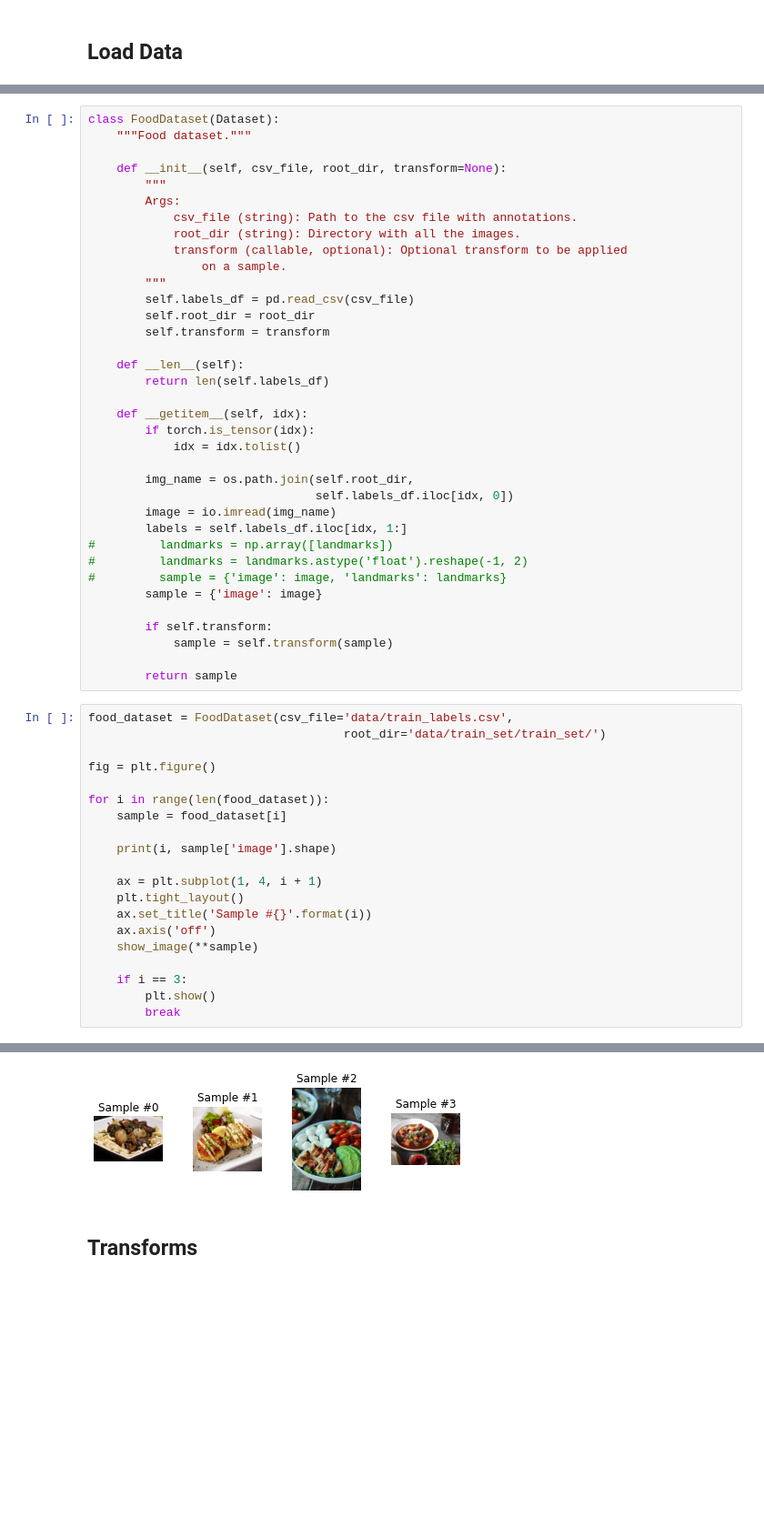
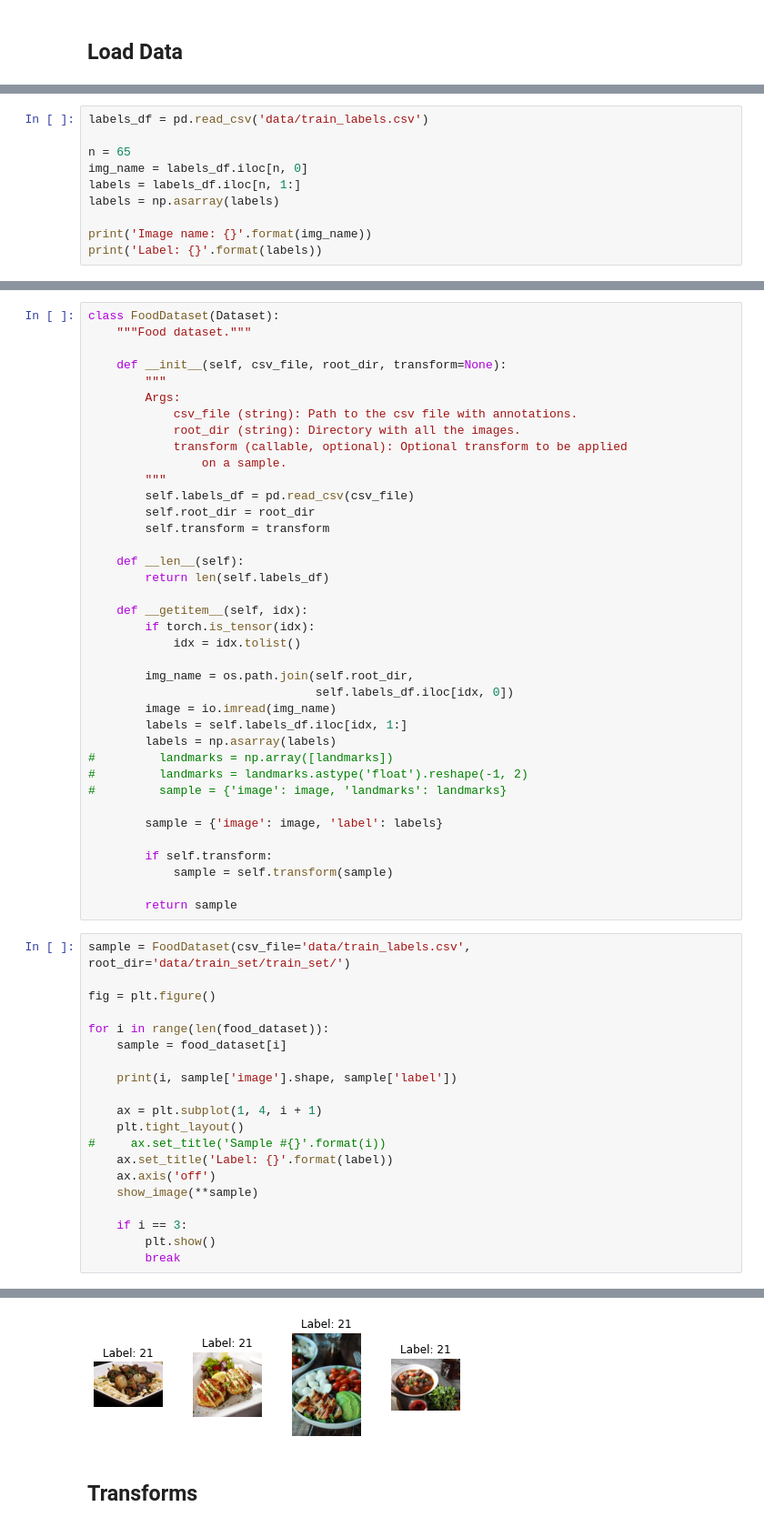
Before and after one commit to mswaringen/aml_food, a Jupyter notebook: See_Food_v1.ipynb, the cells around one changed output, grey strips where cells are left out. Shown at 91% size. Saved outputs shown, nothing was run; the diff lists cells and outputs as text; blank space fills up the shorter version.

```diff
--- a/See_Food_v1.ipynb
+++ b/See_Food_v1.ipynb
@@ -38,0 +30,10 @@ labels_df.head()
+# %%
+labels_df = pd.read_csv('data/train_labels.csv')
+
+n = 65
+img_name = labels_df.iloc[n, 0]
+labels = labels_df.iloc[n, 1:]
+labels = np.asarray(labels)
+
+print('Image name: {}'.format(img_name))
+print('Label: {}'.format(labels))
@@ -73,29 +75,31 @@ class FoodDataset(Dataset):
                                 self.labels_df.iloc[idx, 0])
         image = io.imread(img_name)
         labels = self.labels_df.iloc[idx, 1:]
+        labels = np.asarray(labels)
 #         landmarks = np.array([landmarks])
 #         landmarks = landmarks.astype('float').reshape(-1, 2)
 #         sample = {'image': image, 'landmarks': landmarks}
-        sample = {'image': image}
+
+        sample = {'image': image, 'label': labels}
 
         if self.transform:
             sample = self.transform(sample)
 
         return sample
 # %%
-food_dataset = FoodDataset(csv_file='data/train_labels.csv',
-                                    root_dir='data/train_set/train_set/')
+sample = FoodDataset(csv_file='data/train_labels.csv', root_dir='data/train_set/train_set/')
 
 fig = plt.figure()
 
 for i in range(len(food_dataset)):
     sample = food_dataset[i]
 
-    print(i, sample['image'].shape)
+    print(i, sample['image'].shape, sample['label'])
 
     ax = plt.subplot(1, 4, i + 1)
     plt.tight_layout()
-    ax.set_title('Sample #{}'.format(i))
+#     ax.set_title('Sample #{}'.format(i))
+    ax.set_title('Label: {}'.format(label))
     ax.axis('off')
     show_image(**sample)
 
@@ -110,4 +114,4 @@ for i in range(len(food_dataset)):
-[figure, old version]
+[figure, new version]
 # %% [markdown]
 ## Transforms
 # %%
```
Also changed, not shown: parts of 13 cells of this notebook, 5 other files.
